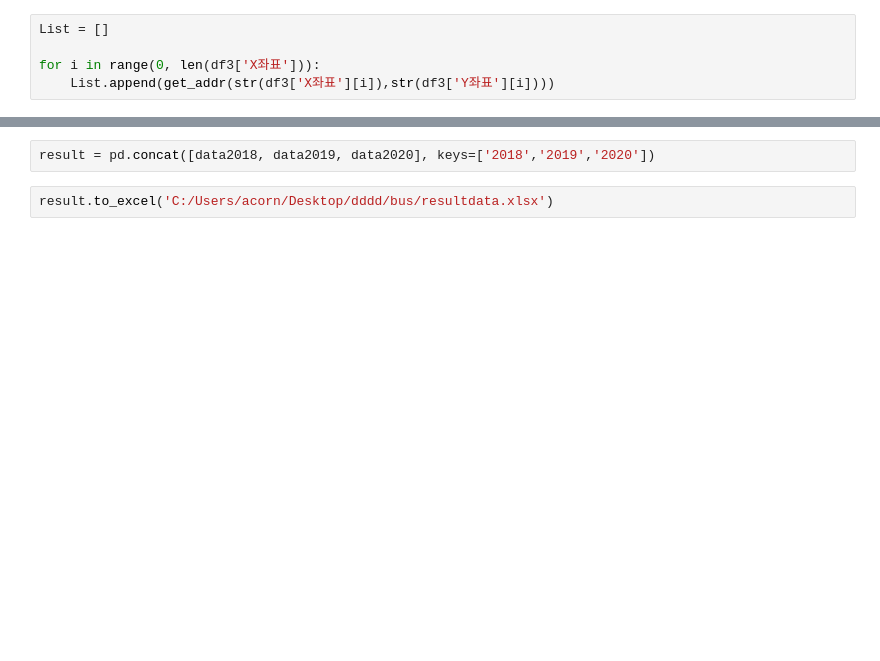
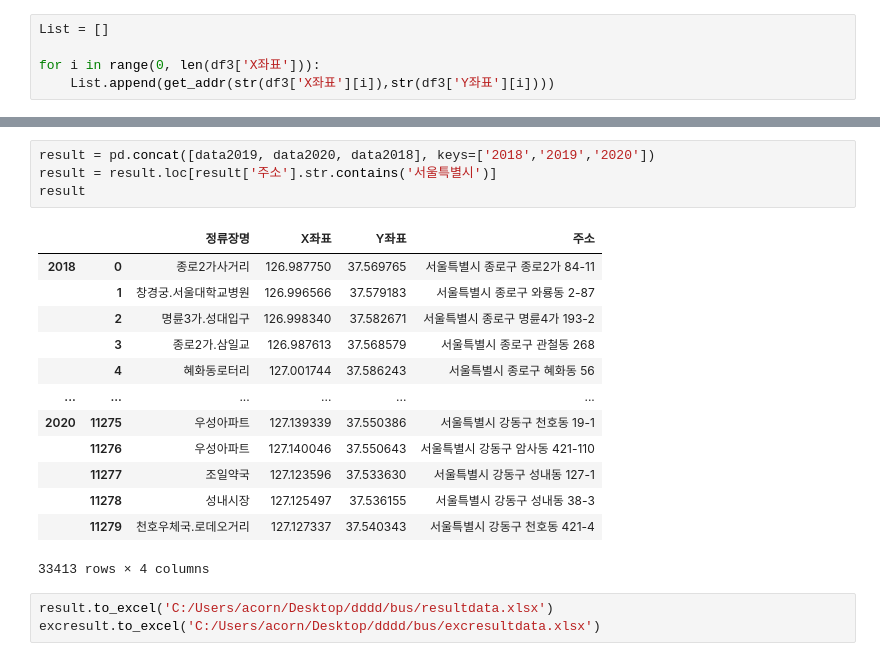
Before and after one commit to baekji919/AcornFinalProject, a Jupyter notebook: 4. 데이터 전처리 코드/버스좌표로주소구하기.ipynb, the cells around one changed output, grey strips where cells are left out. Cells and saved outputs as stored; diff of their text form; blank space fills up the shorter version.

```diff
--- a/4. 데이터 전처리 코드/버스좌표로주소구하기.ipynb
+++ b/4. 데이터 전처리 코드/버스좌표로주소구하기.ipynb
@@ -119,4 +215,21 @@ data2020 = pd.concat([df3,data3], axis=1)
 # %%
-result = pd.concat([data2018, data2019, data2020], keys=['2018','2019','2020'])
+result = pd.concat([data2019, data2020, data2018], keys=['2018','2019','2020'])
+result = result.loc[result['주소'].str.contains('서울특별시')]
+result
+# %% [output]
+|  |  | 정류장명 | X좌표 | Y좌표 | 주소 |
+| 2018 | 0 | 종로2가사거리 | 126.987750 | 37.569765 | 서울특별시 종로구 종로2가 84-11 |
+|  | 1 | 창경궁.서울대학교병원 | 126.996566 | 37.579183 | 서울특별시 종로구 와룡동 2-87 |
+|  | 2 | 명륜3가.성대입구 | 126.998340 | 37.582671 | 서울특별시 종로구 명륜4가 193-2 |
+|  | 3 | 종로2가.삼일교 | 126.987613 | 37.568579 | 서울특별시 종로구 관철동 268 |
+|  | 4 | 혜화동로터리 | 127.001744 | 37.586243 | 서울특별시 종로구 혜화동 56 |
+| ... | ... | ... | ... | ... | ... |
+| 2020 | 11275 | 우성아파트 | 127.139339 | 37.550386 | 서울특별시 강동구 천호동 19-1 |
+|  | 11276 | 우성아파트 | 127.140046 | 37.550643 | 서울특별시 강동구 암사동 421-110 |
+|  | 11277 | 조일약국 | 127.123596 | 37.533630 | 서울특별시 강동구 성내동 127-1 |
+|  | 11278 | 성내시장 | 127.125497 | 37.536155 | 서울특별시 강동구 성내동 38-3 |
+|  | 11279 | 천호우체국.로데오거리 | 127.127337 | 37.540343 | 서울특별시 강동구 천호동 421-4 |
+33413 rows × 4 columns
 # %%
 result.to_excel('C:/Users/acorn/Desktop/dddd/bus/resultdata.xlsx')
+excresult.to_excel('C:/Users/acorn/Desktop/dddd/bus/excresultdata.xlsx')
```
Also changed, not shown: parts of 8 cells of this notebook.
